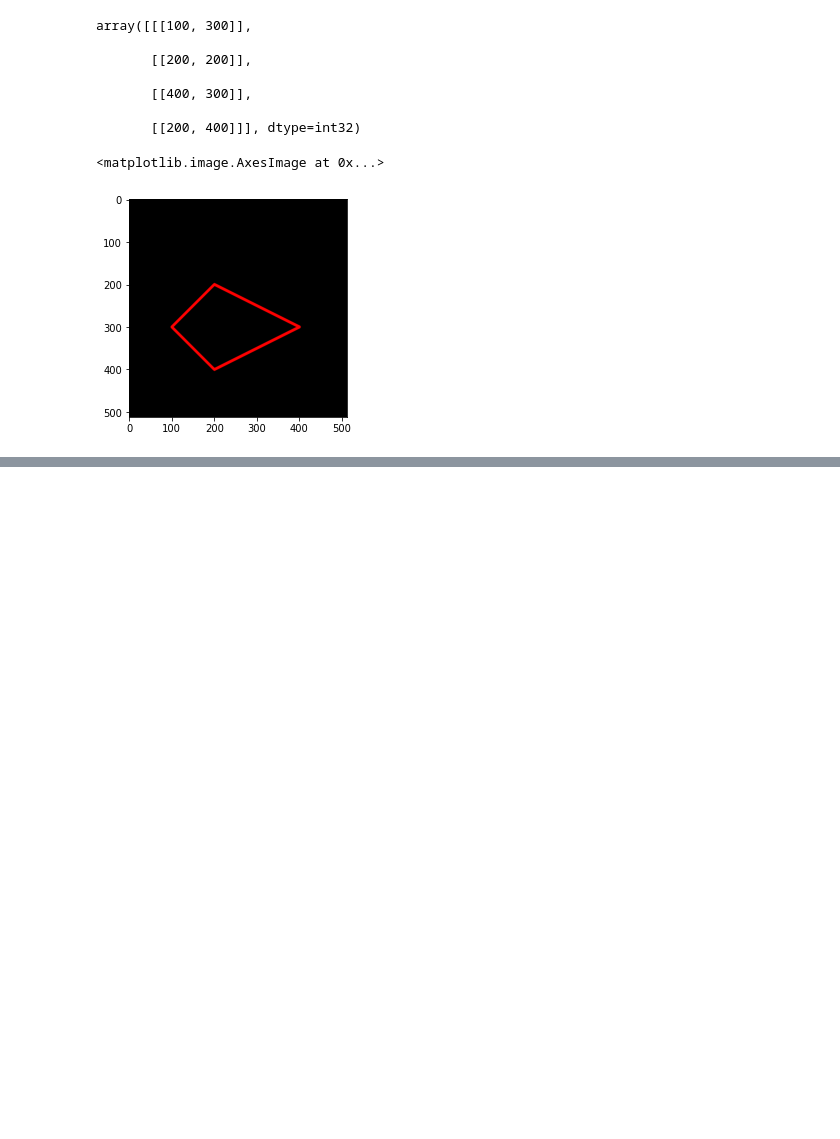
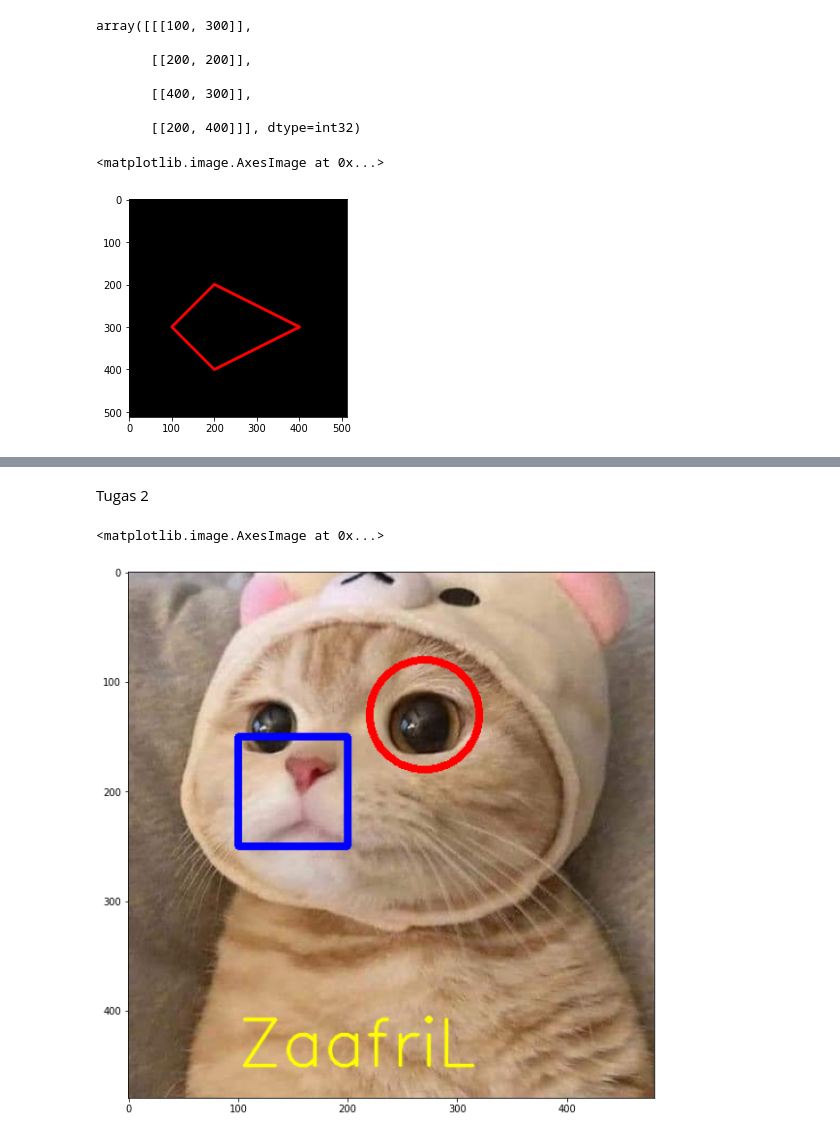
Before and after one commit to muhzaafrils/PCVK_Genap_2021, a Jupyter notebook: Week2.ipynb, the cells around one changed output, grey strips where cells are left out. Saved outputs shown, nothing was run; the diff lists cells and outputs as text; code cells hidden in the pictures; blank space fills up the shorter version.

```diff
--- a/Week2.ipynb
+++ b/Week2.ipynb
@@ -135,0 +148,18 @@ Tugas no 1
+# %% [markdown]
+Tugas 2
+# %%
+img5=cv.cvtColor(img,cv.COLOR_BGR2RGB)
+
+fig = plt.figure(figsize=(10,10))
+ax = fig.add_subplot(111)
+ax.imshow(img5)
+cv.rectangle(img5,pt1=(100,150),pt2=(200,250),color=(0,0,255),thickness=5)
+plt.imshow(img5)
+cv.circle(img5,center=(270,130),radius=50,color=(255,0,0),thickness=5)
+plt.imshow(img5)
+font = cv.FONT_HERSHEY_SIMPLEX
+cv.putText(img5,text='ZaafriL',org=(100,450),fontFace=font,fontScale=2,color=(255,255,0),thickness=2,lineType=cv.LINE_AA)
+plt.imshow(img5)
+# %% [output]
+<matplotlib.image.AxesImage at 0x...>
+[figure, added]
```
Also changed, not shown: parts of 3 cells of this notebook.
